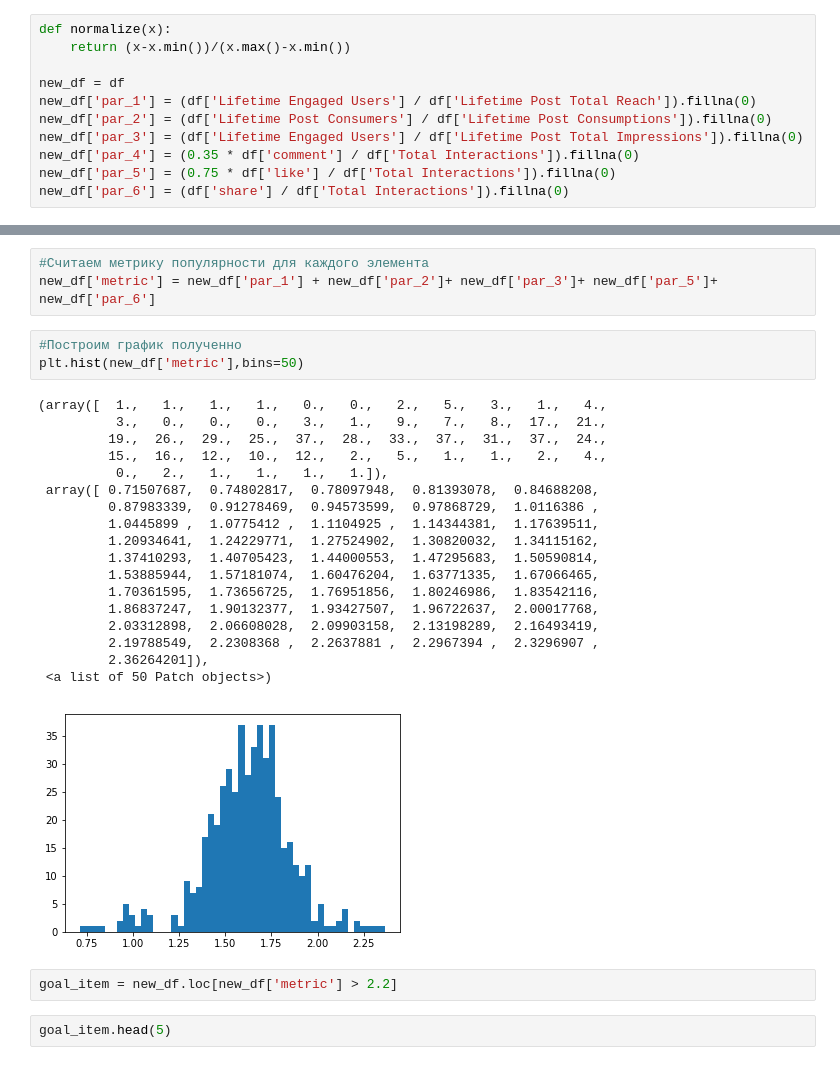
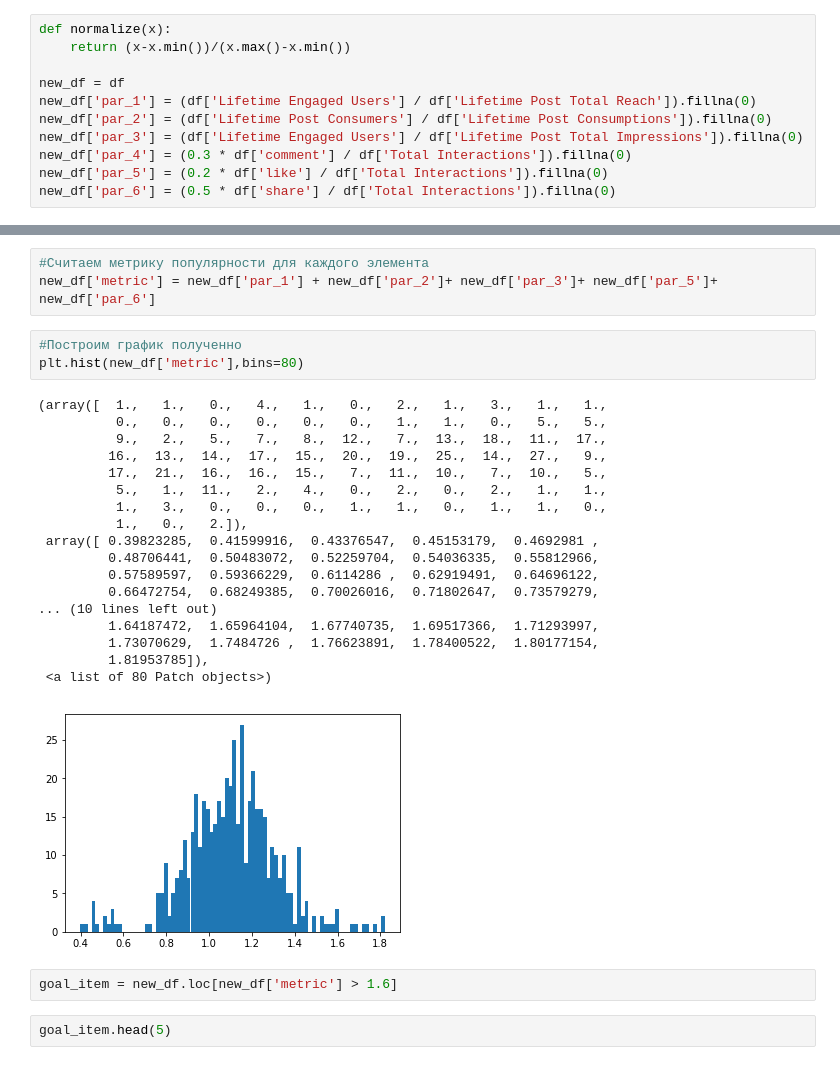
Before and after one commit to IuliiaLet123/Task4Sports.ru, a Jupyter notebook: task2sports.ipynb, the cells around one changed output, grey strips where cells are left out. Saved outputs shown, nothing was run; the diff lists cells and outputs as text.

```diff
--- a/task2sports.ipynb
+++ b/task2sports.ipynb
@@ -126,8 +126,8 @@ new_df = df
 new_df['par_1'] = (df['Lifetime Engaged Users'] / df['Lifetime Post Total Reach']).fillna(0)
 new_df['par_2'] = (df['Lifetime Post Consumers'] / df['Lifetime Post Consumptions']).fillna(0)
 new_df['par_3'] = (df['Lifetime Engaged Users'] / df['Lifetime Post Total Impressions']).fillna(0)
-new_df['par_4'] = (0.35 * df['comment'] / df['Total Interactions']).fillna(0)
-new_df['par_5'] = (0.75 * df['like'] / df['Total Interactions']).fillna(0)
-new_df['par_6'] = (df['share'] / df['Total Interactions']).fillna(0)
+new_df['par_4'] = (0.3 * df['comment'] / df['Total Interactions']).fillna(0)
+new_df['par_5'] = (0.2 * df['like'] / df['Total Interactions']).fillna(0)
+new_df['par_6'] = (0.5 * df['share'] / df['Total Interactions']).fillna(0)
 # %%
 #График для первого параметра
@@ -193,28 +192,28 @@ plt.hist(new_df['par_6'])
 new_df['metric'] = new_df['par_1'] + new_df['par_2']+ new_df['par_3']+ new_df['par_5']+ new_df['par_6']
 # %%
 #Построим график полученно
-plt.hist(new_df['metric'],bins=50)
+plt.hist(new_df['metric'],bins=80)
 # %% [output]
-(array([  1.,   1.,   1.,   1.,   0.,   0.,   2.,   5.,   3.,   1.,   4.,
-          3.,   0.,   0.,   0.,   3.,   1.,   9.,   7.,   8.,  17.,  21.,
-         19.,  26.,  29.,  25.,  37.,  28.,  33.,  37.,  31.,  37.,  24.,
-         15.,  16.,  12.,  10.,  12.,   2.,   5.,   1.,   1.,   2.,   4.,
-          0.,   2.,   1.,   1.,   1.,   1.]),
- array([ 0.71507687,  0.74802817,  0.78097948,  0.81393078,  0.84688208,
-         0.87983339,  0.91278469,  0.94573599,  0.97868729,  1.0116386 ,
-         1.0445899 ,  1.0775412 ,  1.1104925 ,  1.14344381,  1.17639511,
-         1.20934641,  1.24229771,  1.27524902,  1.30820032,  1.34115162,
-         1.37410293,  1.40705423,  1.44000553,  1.47295683,  1.50590814,
-         1.53885944,  1.57181074,  1.60476204,  1.63771335,  1.67066465,
-         1.70361595,  1.73656725,  1.76951856,  1.80246986,  1.83542116,
-         1.86837247,  1.90132377,  1.93427507,  1.96722637,  2.00017768,
-         2.03312898,  2.06608028,  2.09903158,  2.13198289,  2.16493419,
-         2.19788549,  2.2308368 ,  2.2637881 ,  2.2967394 ,  2.3296907 ,
-         2.36264201]),
- <a list of 50 Patch objects>)
+(array([  1.,   1.,   0.,   4.,   1.,   0.,   2.,   1.,   3.,   1.,   1.,
+          0.,   0.,   0.,   0.,   0.,   0.,   1.,   1.,   0.,   5.,   5.,
+          9.,   2.,   5.,   7.,   8.,  12.,   7.,  13.,  18.,  11.,  17.,
+         16.,  13.,  14.,  17.,  15.,  20.,  19.,  25.,  14.,  27.,   9.,
+         17.,  21.,  16.,  16.,  15.,   7.,  11.,  10.,   7.,  10.,   5.,
+          5.,   1.,  11.,   2.,   4.,   0.,   2.,   0.,   2.,   1.,   1.,
+          1.,   3.,   0.,   0.,   0.,   1.,   1.,   0.,   1.,   1.,   0.,
+          1.,   0.,   2.]),
+ array([ 0.39823285,  0.41599916,  0.43376547,  0.45153179,  0.4692981 ,
+         0.48706441,  0.50483072,  0.52259704,  0.54036335,  0.55812966,
+         0.57589597,  0.59366229,  0.6114286 ,  0.62919491,  0.64696122,
+         0.66472754,  0.68249385,  0.70026016,  0.71802647,  0.73579279,
+... (10 lines left out)
+         1.64187472,  1.65964104,  1.67740735,  1.69517366,  1.71293997,
+         1.73070629,  1.7484726 ,  1.76623891,  1.78400522,  1.80177154,
+         1.81953785]),
+ <a list of 80 Patch objects>)
-[figure, old version]
+[figure, new version]
 # %%
-goal_item = new_df.loc[new_df['metric'] > 2.2]
+goal_item = new_df.loc[new_df['metric'] > 1.6]
 # %%
 goal_item.head(5)
 # %% [output]
```
Also changed, not shown: parts of 7 cells of this notebook.
